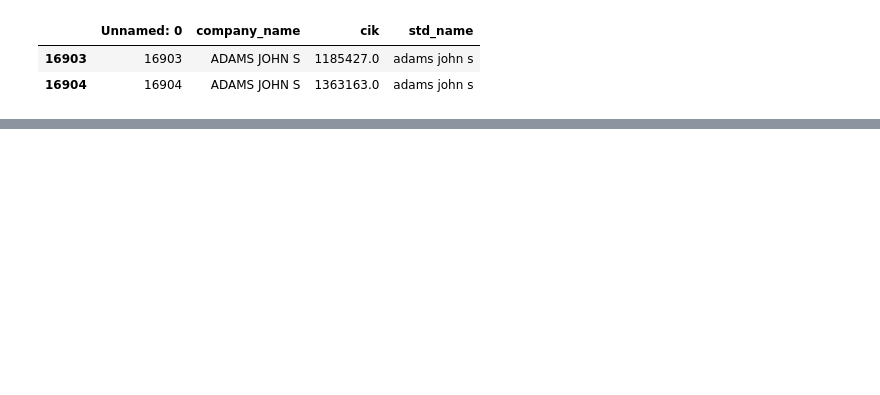
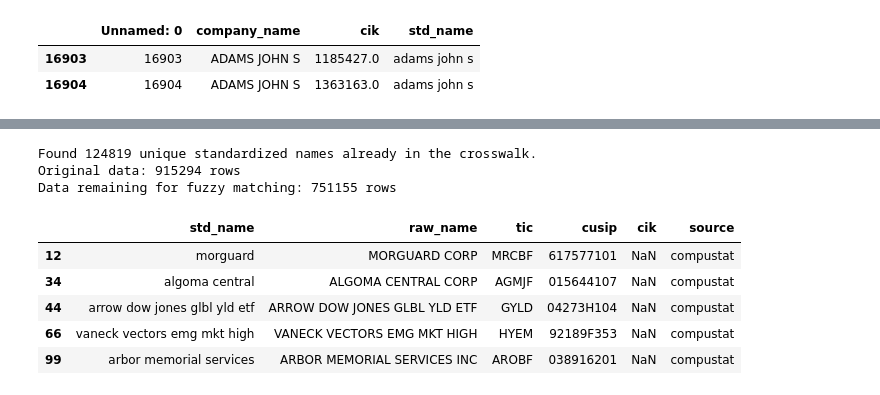
Before and after one commit to judgelord/corporations-data, a Jupyter notebook: python/create_entity_crosswalk_notebook.ipynb, the cells around one changed output, grey strips where cells are left out. Cells and saved outputs as stored; diff of their text form; code cells hidden in the pictures; blank space fills up the shorter version.

```diff
--- a/python/create_entity_crosswalk_notebook.ipynb
+++ b/python/create_entity_crosswalk_notebook.ipynb
@@ -821,0 +719,31 @@ cik_df[cik_df['company_name'] == 'ADAMS JOHN S']
+# %%
+"""
+Process to get data that has not been matched by std_name or CIK
+- get a list of all the std_names that have been matched
+- filter the all_names_df to get rows that have not been matched by CIK or std_name
+- this will give us the remaining unmatched rows to process further
+"""
+
+processed_names_series = final_enriched_crosswalk['standardized_names'].dropna().str.split('|')
+processed_std_names_set = set(processed_names_series.explode().unique())
+
+print(f"Found {len(processed_std_names_set)} unique standardized names already in the crosswalk.")
+
+# True if the name is NOT in the set, False if it is
+unmatched_mask = ~all_names_df['std_name'].isin(processed_std_names_set)
+unmatched_for_fuzzy = all_names_df[unmatched_mask].copy()
+
+print(f"Original data: {len(all_names_df)} rows")
+print(f"Data remaining for fuzzy matching: {len(unmatched_for_fuzzy)} rows")
+
+unmatched_for_fuzzy.head()
+# %% [output]
+Found 124819 unique standardized names already in the crosswalk.
+Original data: 915294 rows
+Data remaining for fuzzy matching: 751155 rows
+|  | std_name | raw_name | tic | cusip | cik | source |
+| 12 | morguard | MORGUARD CORP | MRCBF | 617577101 | NaN | compustat |
+| 34 | algoma central | ALGOMA CENTRAL CORP | AGMJF | 015644107 | NaN | compustat |
+| 44 | arrow dow jones glbl yld etf | ARROW DOW JONES GLBL YLD ETF | GYLD | 04273H104 | NaN | compustat |
+| 66 | vaneck vectors emg mkt high | VANECK VECTORS EMG MKT HIGH | HYEM | 92189F353 | NaN | compustat |
+| 99 | arbor memorial services | ARBOR MEMORIAL SERVICES INC | AROBF | 038916201 | NaN | compustat |
```
Also changed, not shown: parts of 3 cells of this notebook, 1 other file.
